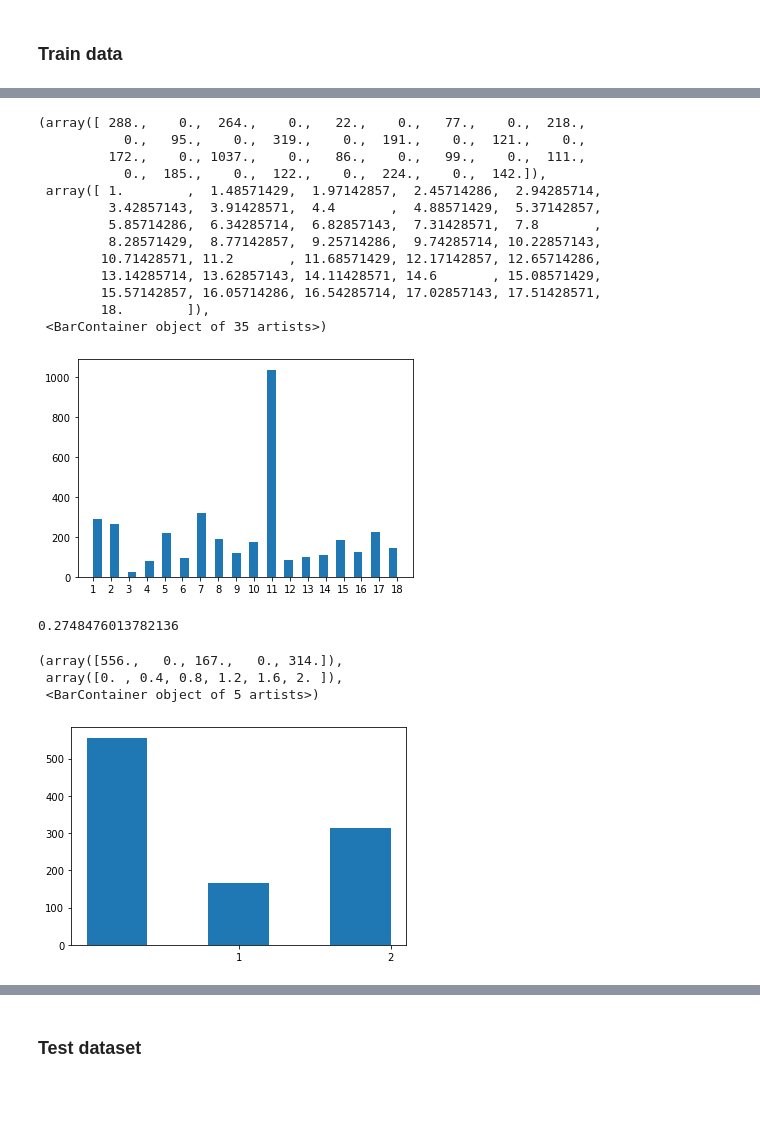
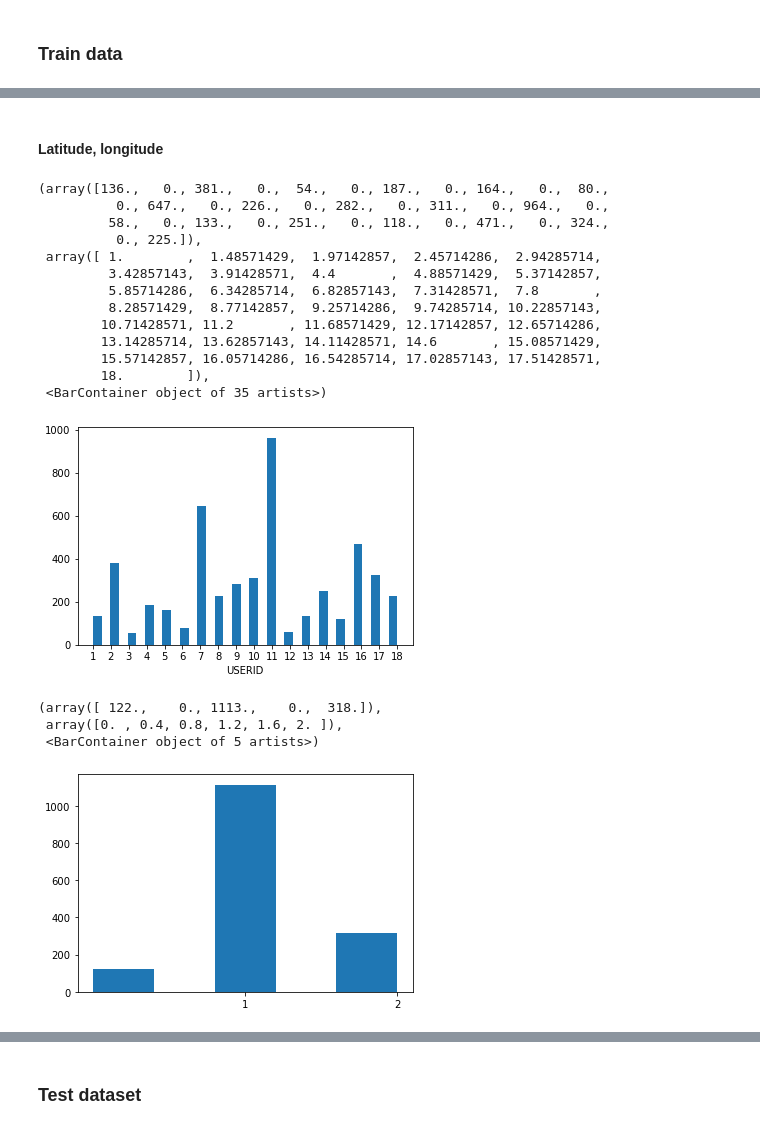
Before and after one commit to vk1408/UJIIndoorLoc, a Jupyter notebook: visualization.ipynb, the cells around one changed output, grey strips where cells are left out. Saved outputs shown, nothing was run; the diff lists cells and outputs as text; code cells hidden in the pictures; blank space fills up the shorter version.

```diff
--- a/visualization.ipynb
+++ b/visualization.ipynb
@@ -92,2 +173,6 @@ for ds in regression_models.dataset.unique():
 # %% [markdown]
 ## Predicted vs actual position
+# %%
+# absolute distance error of predicted positions TRAIN
+positions_df_pred_train['abs_error_distance'] = ((positions_df_actual_train.LONGITUDE-positions_df_pred_train.LONGITUDE)**2+
+(positions_df_actual_train.LATITUDE-positions_df_pred_train.LATITUDE)**2)**0.5
@@ -238,3 +454,5 @@ def getOutlierLimits(data):
+# %% [markdown]
+#### Latitude, longitude
 # %%
 lim_train_lat1,lim_train_lat2 = getOutlierLimits(diff_lat_train)
 # %%
@@ -252,33 +470,30 @@ outliers_train_ind = list(set(outliers_train_long_ind + outliers_train_lat_ind))
 # %%
 data = trainingData.loc[outliers_train_ind,:]
 #plt.xticks(len(data.USERID.sort_values().unique()))
 plt.xticks( np.arange(1, 19) )
+plt.xlabel('USERID')
 plt.hist(data=data, x="USERID",bins=35)
 # %% [output]
-(array([ 288.,    0.,  264.,    0.,   22.,    0.,   77.,    0.,  218.,
-           0.,   95.,    0.,  319.,    0.,  191.,    0.,  121.,    0.,
-         172.,    0., 1037.,    0.,   86.,    0.,   99.,    0.,  111.,
-           0.,  185.,    0.,  122.,    0.,  224.,    0.,  142.]),
+(array([136.,   0., 381.,   0.,  54.,   0., 187.,   0., 164.,   0.,  80.,
+          0., 647.,   0., 226.,   0., 282.,   0., 311.,   0., 964.,   0.,
+         58.,   0., 133.,   0., 251.,   0., 118.,   0., 471.,   0., 324.,
+          0., 225.]),
  array([ 1.        ,  1.48571429,  1.97142857,  2.45714286,  2.94285714,
          3.42857143,  3.91428571,  4.4       ,  4.88571429,  5.37142857,
          5.85714286,  6.34285714,  6.82857143,  7.31428571,  7.8       ,
          8.28571429,  8.77142857,  9.25714286,  9.74285714, 10.22857143,
         10.71428571, 11.2       , 11.68571429, 12.17142857, 12.65714286,
         13.14285714, 13.62857143, 14.11428571, 14.6       , 15.08571429,
         15.57142857, 16.05714286, 16.54285714, 17.02857143, 17.51428571,
         18.        ]),
  <BarContainer object of 35 artists>)
-[figure, old version]
+[figure, new version]
-# %%
-# how many of total ouliers?
-len(data[data.USERID == 11]) / len(data)
-# %% [output]
-0.2748476013782136
 # %%
+data = trainingData.loc[index_outliers_dist_train_ind,:]
 plt.xticks(np.arange(1, 26))
-plt.hist(data[data.USERID == 11].BUILDINGID,bins=5)
+plt.hist(data.BUILDINGID,bins=5)
 # %% [output]
-(array([556.,   0., 167.,   0., 314.]),
+(array([ 122.,    0., 1113.,    0.,  318.]),
  array([0. , 0.4, 0.8, 1.2, 1.6, 2. ]),
  <BarContainer object of 5 artists>)
-[figure, old version]
+[figure, new version]
```
Also changed, not shown: parts of 59 cells of this notebook, 9 other files.
